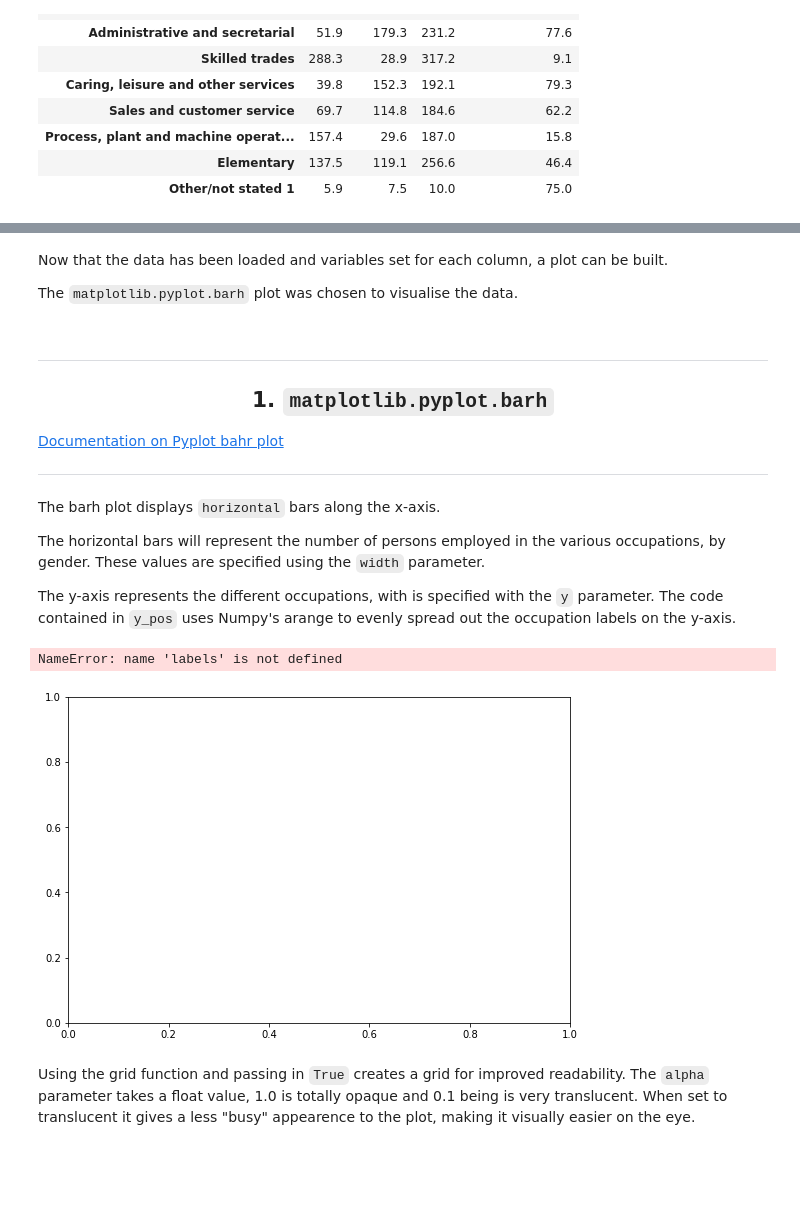
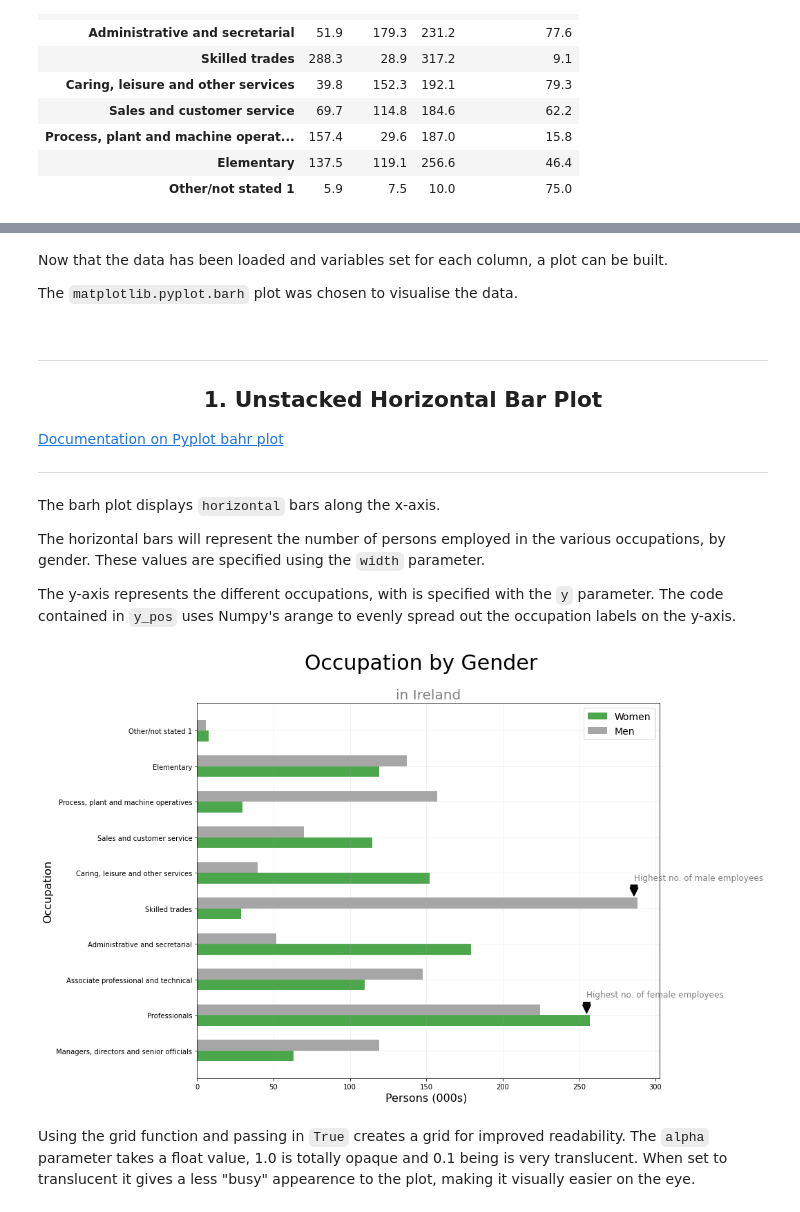
Before and after one commit to Izardo/Fundamentals_of_Data_Analysis, a Jupyter notebook: pyplot.ipynb, the cells around one changed output, grey strips where cells are left out. Drawn from its saved outputs; the diff is of its cells as text; code cells hidden in the pictures; blank space fills up the shorter version.

```diff
--- a/pyplot.ipynb
+++ b/pyplot.ipynb
@@ -504,7 +512,7 @@ The `matplotlib.pyplot.barh` plot was chosen to visualise the data.
 <br>
 
 ***
-## <center>1. `matplotlib.pyplot.barh`</center>
+## <center>1. Unstacked Horizontal Bar Plot</center>
 [Documentation on Pyplot bahr plot](https://matplotlib.org/stable/api/_as_gen/matplotlib.pyplot.barh.html)
 ***
 
@@ -518,46 +526,45 @@ The y-axis represents the different occupations, with is specified with the `y`
 fig, ax = plt.subplots()
 
 # Change figure size.
-fig.set_size_inches(9, 6)
+fig.set_size_inches(12, 10)
 
 # Location for y-labels.
-y_pos = np.arange(len(labels))
+y_pos = np.arange(len(occ))
 
 # Create bars with female values.
 ax.barh(y=occ, width=women, align='edge', height=-0.3, alpha=0.7, color='green', label="Women")
 
 # Creating bars with male values.
 ax.barh(y=occ, width=men, align='edge', height=0.3, alpha=0.7, color='grey', label="Men")
 
+# Set figure title.
+fig.suptitle("Occupation by Gender", fontsize=30)
+
 # Add axis title.
-ax.set_title("in Ireland", fontsize=16, color='grey')
-
-# Set figure title.
-fig.suptitle("Occupation by Gender", fontsize=22)
+ax.set_title("in Ireland", fontsize=20, color='grey')
 
 # Set axes labels.
 ax.set_ylabel("Occupation", fontsize=16)
 ax.set_xlabel("Persons (000s) ", fontsize=16)
 
 # Annotation to highlight occupation with highest employment in occupation.
-ax.annotate('Highest Proportional Male Employment', xy=(286, 4.3), color='grey', fontsize=12,
+ax.annotate('Highest no. of male employees', xy=(286, 4.3), color='grey', fontsize=12,
             arrowprops=dict(facecolor='black', shrink=0.1, width=10), xytext=(286, 4.8))
 
 # Annotation to highlight occupation with highest employment in occupation.
-ax.annotate('Highest Proportional Female Employment', xy=(255, 1), color='grey', fontsize=12,
+ax.annotate('Highest no. of female employees', xy=(255, 1), color='grey', fontsize=12,
             arrowprops=dict(facecolor='black', shrink=0.1, width=10), xytext=(255, 1.5))
 
 # Add legend.
 ax.legend(fontsize=14)
 
 # Add grid.
 ax.grid(True, alpha=0.2)
 
 # Show plots.
 plt.show()
 # %% [output]
-NameError: name 'labels' is not defined
-[figure, old version]
+[figure, new version]
 # %% [markdown]
 Using the grid function and passing in `True` creates a grid for improved readability. The `alpha` parameter takes a float value, 1.0 is totally opaque and 0.1 being is very translucent. When set to translucent it gives a less "busy" appearence to the plot, making it visually easier on the eye.
 # %% [markdown]
```
Also changed, not shown: parts of 5 cells of this notebook, 5 other files.
